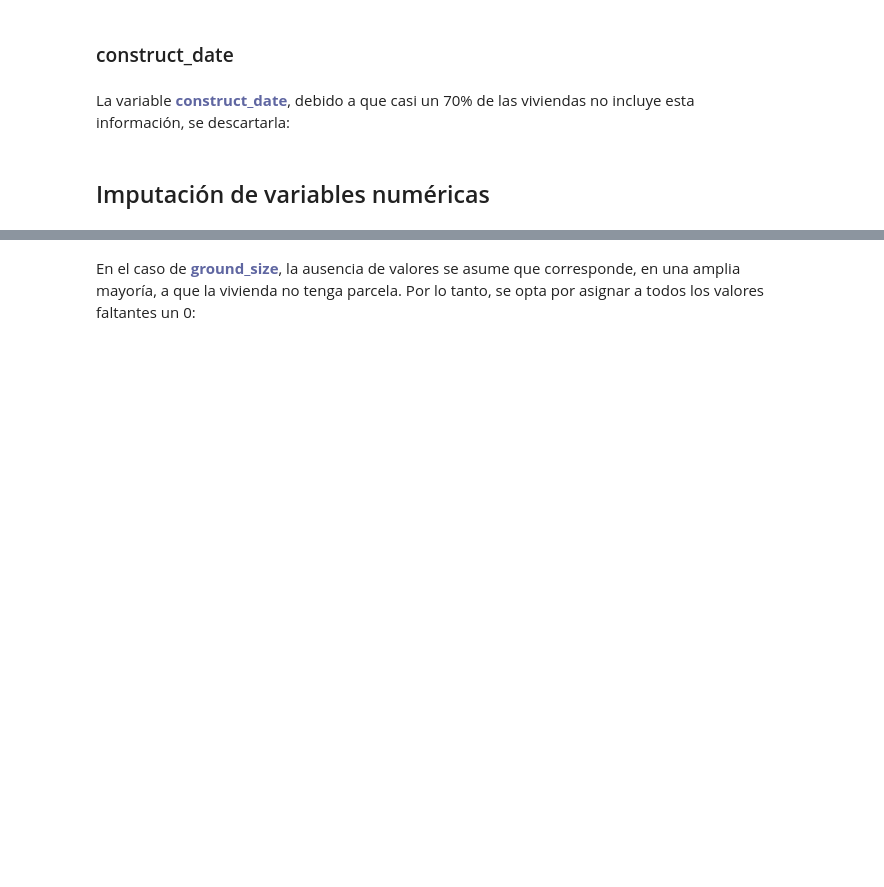
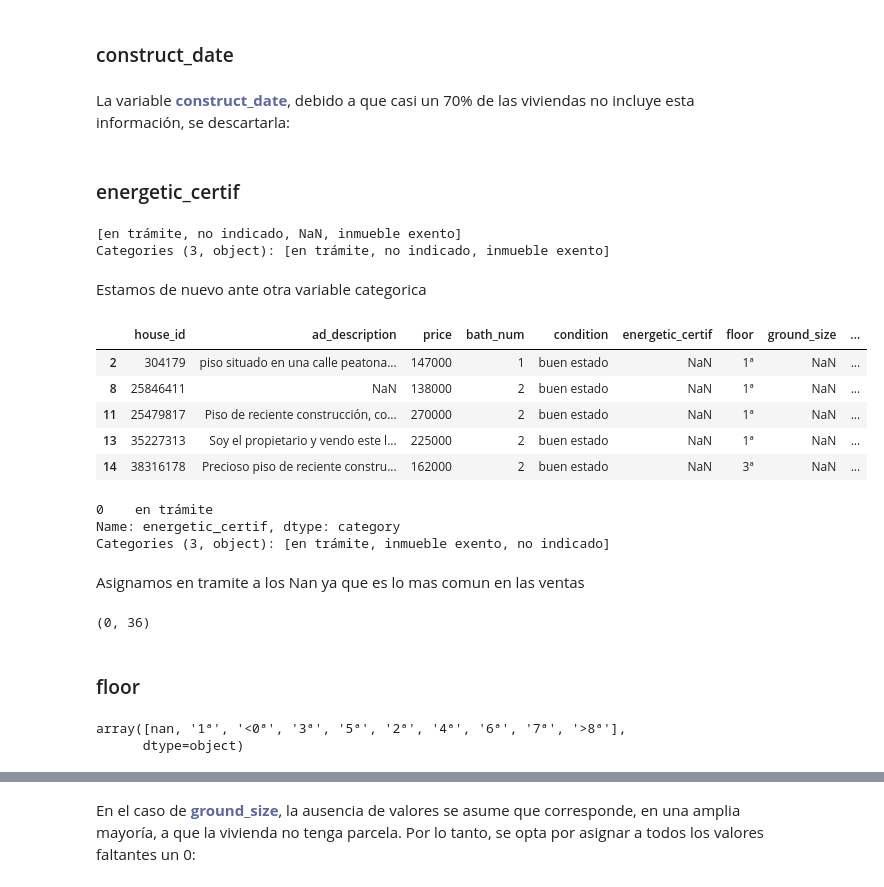
Before and after one commit to Hlaboa/houses-data-analysis, a Jupyter notebook: 2_limpieza_datos.ipynb, the cells around one changed output, grey strips where cells are left out. Cells and saved outputs as stored; diff of their text form; code cells hidden in the pictures; blank space fills up the shorter version.

```diff
--- a/2_limpieza_datos.ipynb
+++ b/2_limpieza_datos.ipynb
@@ -905,5 +1230,29 @@ df[df['condition'].isnull()].shape
 La variable <font color=#5F66A1>__construct_date__</font>, debido a que casi un 70% de las viviendas no incluye esta información, se descartarla:
 # %%
 df = df.drop(columns='construct_date')
-# %% [markdown]
-## Imputación de variables numéricas
+# %% [markdown]
+### energetic_certif
+# %%
+df["energetic_certif"].unique()
+# %% [output]
+[en trámite, no indicado, NaN, inmueble exento]
+Categories (3, object): [en trámite, no indicado, inmueble exento]
+# %% [markdown]
+Estamos de nuevo ante otra variable categorica
+# %%
+df[df['energetic_certif'].isnull()].head(5)
+# %% [output]
+|  | house_id | ad_description | price | bath_num | condition | energetic_certif | floor | ground_size | ... |
+| 2 | 304179 | piso situado en una calle peatona... | 147000 | 1 | buen estado | NaN | 1ª | NaN | ... |
+| 8 | 25846411 | NaN | 138000 | 2 | buen estado | NaN | 1ª | NaN | ... |
+| 11 | 25479817 | Piso de reciente construcción, co... | 270000 | 2 | buen estado | NaN | 1ª | NaN | ... |
+| 13 | 35227313 | Soy el propietario y vendo este l... | 225000 | 2 | buen estado | NaN | 1ª | NaN | ... |
+| 14 | 38316178 | Precioso piso de reciente constru... | 162000 | 2 | buen estado | NaN | 3ª | NaN | ... |
+# %%
+df['energetic_certif'].mode()
+# %% [output]
+0    en trámite
+Name: energetic_certif, dtype: category
+Categories (3, object): [en trámite, inmueble exento, no indicado]
+# %% [markdown]
+Asignamos en tramite a los Nan ya que es lo mas comun en las ventas
@@ -909,0 +1262,11 @@ df = df.drop(columns='construct_date')
+# %%
+df[df['energetic_certif'].isnull()].shape
+# %% [output]
+(0, 36)
+# %% [markdown]
+### floor
+# %%
+df["floor"].unique()
+# %% [output]
+array([nan, '1ª', '<0ª', '3ª', '5ª', '2ª', '4ª', '6ª', '7ª', '>8ª'],
+      dtype=object)
```
Also changed, not shown: parts of 85 cells of this notebook.
